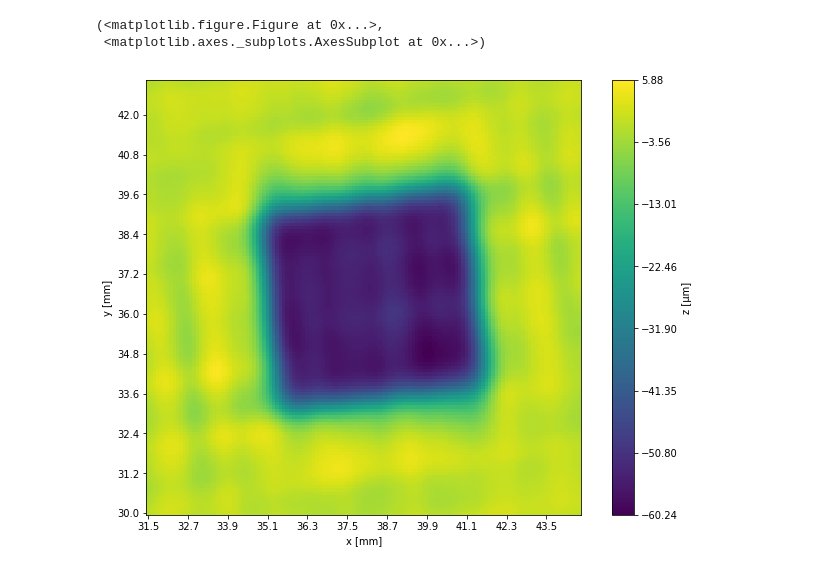
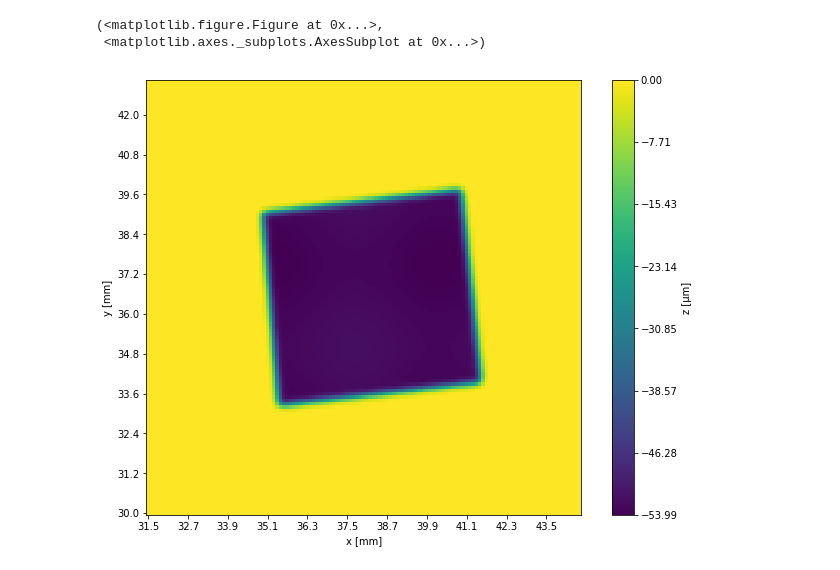
Before and after one commit to benjamingmeiner/kapascan-measurements, a Jupyter notebook: height01_1_analysis.ipynb, the cells around one changed output. Drawn from its saved outputs; the diff is of its cells as text; code cells hidden in the pictures.

Commit message:
Add structure to sample spectrum.

```diff
--- a/height01_1_analysis.ipynb
+++ b/height01_1_analysis.ipynb
@@ -44,17 +42,14 @@ plot(x, y, noise)
 # %%
+sensor_diameter = 2.57
+sensor_sigma = 0.5
+
 coords = [(35.5, 33.3), (41.6, 34), (41.0, 39.8), (35.0, 39.1)]
+sample_height = -53
+sample_amplitude = 1
+sample_wl = (50, 50)
+sample_angle = 0
+sample_sigma = 1
 
-diameter = 2.57
-sigma = 0.5
 stepsize = settings['extent'][0][2]
-
-
-sample = sample_shape(coords, -0.5, 0, x, y)
-#plot(x, y, sample)
-kernel = sensor_function(diameter / stepsize, sigma)
-z_reconstructed = wiener(signal, kernel, noise, sample)
-plot(x, y, z_reconstructed)
+sample = sample_shape(coords, x, y, sample_height, sample_amplitude, sample_wl, sample_angle, sample_sigma)
+kernel = sensor_function(sensor_diameter / stepsize, sensor_sigma)
-# %% [output]
-(<matplotlib.figure.Figure at 0x...>,
- <matplotlib.axes._subplots.AxesSubplot at 0x...>)
-[figure, removed]
@@ -62,0 +56,7 @@ plot(x, y, z_reconstructed)
+# %%
+#plt.imshow(kernel)
+plot(x, y, sample)
+# %% [output]
+(<matplotlib.figure.Figure at 0x...>,
+ <matplotlib.axes._subplots.AxesSubplot at 0x...>)
+[figure, added]
```
Also changed, not shown: parts of 5 cells of this notebook, 1 other file.
